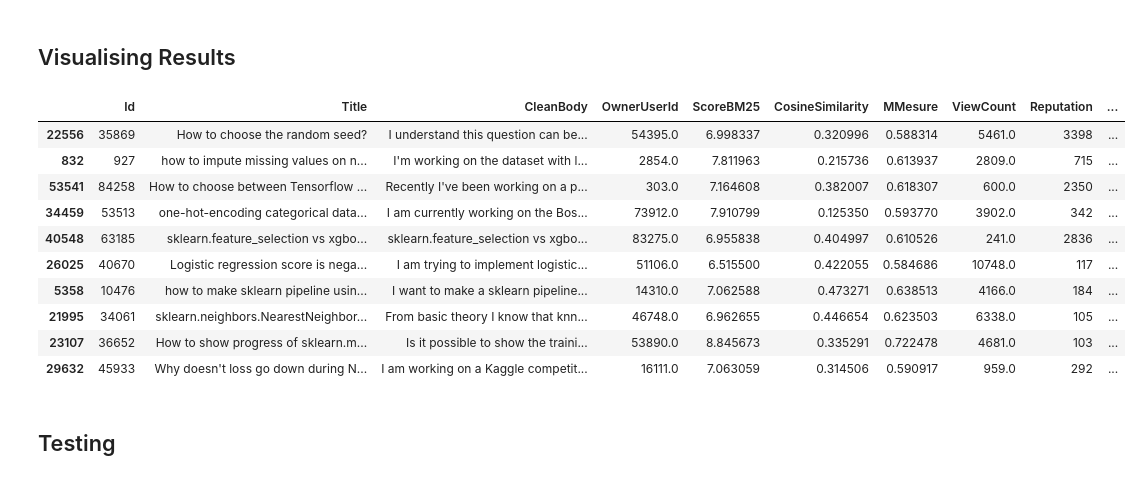
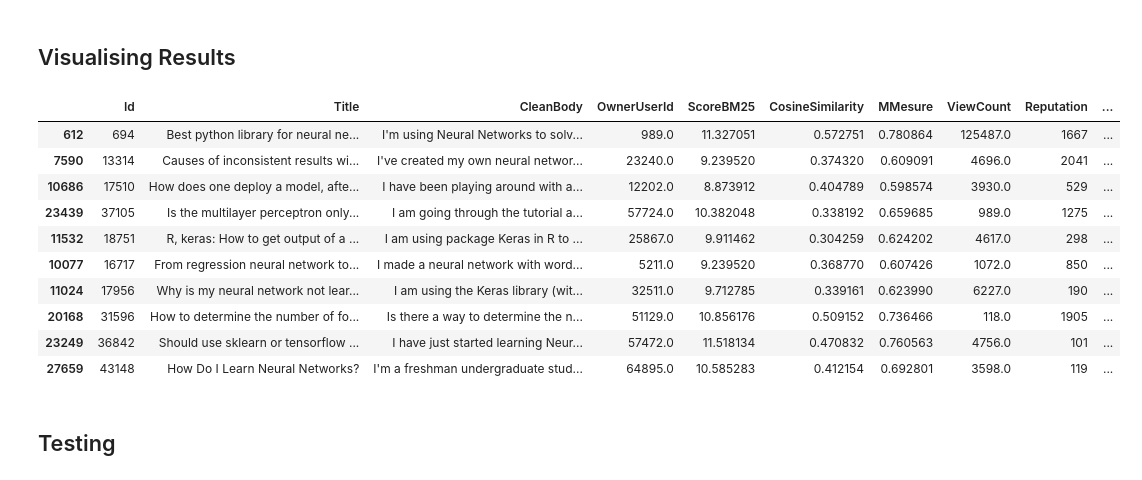
Before and after one commit to solalducloyer/EI_ST4_Groupe1, a Jupyter notebook: Search_Engine_Final_.ipynb, the cells around one changed output. Drawn from its saved outputs; the diff is of its cells as text; code cells hidden in the pictures.

```diff
--- a/Search_Engine_Final_.ipynb
+++ b/Search_Engine_Final_.ipynb
@@ -292,19 +292,19 @@ def visualize_output(query, top, coef_rep, coef_viewcount):
     ranking = metadata_ranking(query, top, coef_rep, coef_viewcount)
     return ranking[['Id', 'Title', 'CleanBody', 'OwnerUserId', 'ScoreBM25', 'CosineSimilarity', 'MMesure', 'ViewCount', 'Reputation', 'FinalScore']]
 # %%
-visualize_output('how sklearn working', top=10, coef_rep=0.5, coef_viewcount=0.1)
+visualize_output('neural networks python', top=10, coef_rep=0.5, coef_viewcount=0.1)
 # %% [output]
 |  | Id | Title | CleanBody | OwnerUserId | ScoreBM25 | CosineSimilarity | MMesure | ViewCount | Reputation | ... |
-| 22556 | 35869 | How to choose the random seed? | I understand this question can be... | 54395.0 | 6.998337 | 0.320996 | 0.588314 | 5461.0 | 3398 | ... |
-| 832 | 927 | how to impute missing values on n... | I'm working on the dataset with l... | 2854.0 | 7.811963 | 0.215736 | 0.613937 | 2809.0 | 715 | ... |
-| 53541 | 84258 | How to choose between Tensorflow ... | Recently I've been working on a p... | 303.0 | 7.164608 | 0.382007 | 0.618307 | 600.0 | 2350 | ... |
-| 34459 | 53513 | one-hot-encoding categorical data... | I am currently working on the Bos... | 73912.0 | 7.910799 | 0.125350 | 0.593770 | 3902.0 | 342 | ... |
-| 40548 | 63185 | sklearn.feature_selection vs xgbo... | sklearn.feature_selection vs xgbo... | 83275.0 | 6.955838 | 0.404997 | 0.610526 | 241.0 | 2836 | ... |
-| 26025 | 40670 | Logistic regression score is nega... | I am trying to implement logistic... | 51106.0 | 6.515500 | 0.422055 | 0.584686 | 10748.0 | 117 | ... |
-| 5358 | 10476 | how to make sklearn pipeline usin... | I want to make a sklearn pipeline... | 14310.0 | 7.062588 | 0.473271 | 0.638513 | 4166.0 | 184 | ... |
-| 21995 | 34061 | sklearn.neighbors.NearestNeighbor... | From basic theory I know that knn... | 46748.0 | 6.962655 | 0.446654 | 0.623503 | 6338.0 | 105 | ... |
-| 23107 | 36652 | How to show progress of sklearn.m... | Is it possible to show the traini... | 53890.0 | 8.845673 | 0.335291 | 0.722478 | 4681.0 | 103 | ... |
-| 29632 | 45933 | Why doesn't loss go down during N... | I am working on a Kaggle competit... | 16111.0 | 7.063059 | 0.314506 | 0.590917 | 959.0 | 292 | ... |
+| 612 | 694 | Best python library for neural ne... | I'm using Neural Networks to solv... | 989.0 | 11.327051 | 0.572751 | 0.780864 | 125487.0 | 1667 | ... |
+| 7590 | 13314 | Causes of inconsistent results wi... | I've created my own neural networ... | 23240.0 | 9.239520 | 0.374320 | 0.609091 | 4696.0 | 2041 | ... |
+| 10686 | 17510 | How does one deploy a model, afte... | I have been playing around with a... | 12202.0 | 8.873912 | 0.404789 | 0.598574 | 3930.0 | 529 | ... |
+| 23439 | 37105 | Is the multilayer perceptron only... | I am going through the tutorial a... | 57724.0 | 10.382048 | 0.338192 | 0.659685 | 989.0 | 1275 | ... |
+| 11532 | 18751 | R, keras: How to get output of a ... | I am using package Keras in R to ... | 25867.0 | 9.911462 | 0.304259 | 0.624202 | 4617.0 | 298 | ... |
+| 10077 | 16717 | From regression neural network to... | I made a neural network with word... | 5211.0 | 9.239520 | 0.368770 | 0.607426 | 1072.0 | 850 | ... |
+| 11024 | 17956 | Why is my neural network not lear... | I am using the Keras library (wit... | 32511.0 | 9.712785 | 0.339161 | 0.623990 | 6227.0 | 190 | ... |
+| 20168 | 31596 | How to determine the number of fo... | Is there a way to determine the n... | 51129.0 | 10.856176 | 0.509152 | 0.736466 | 118.0 | 1905 | ... |
+| 23249 | 36842 | Should use sklearn or tensorflow ... | I have just started learning Neur... | 57472.0 | 11.518134 | 0.470832 | 0.760563 | 4756.0 | 101 | ... |
+| 27659 | 43148 | How Do I Learn Neural Networks? | I'm a freshman undergraduate stud... | 64895.0 | 10.585283 | 0.412154 | 0.692801 | 3598.0 | 119 | ... |
 # %% [markdown]
 ## Testing
 # %%
```
Also changed, not shown: parts of 4 cells of this notebook.
